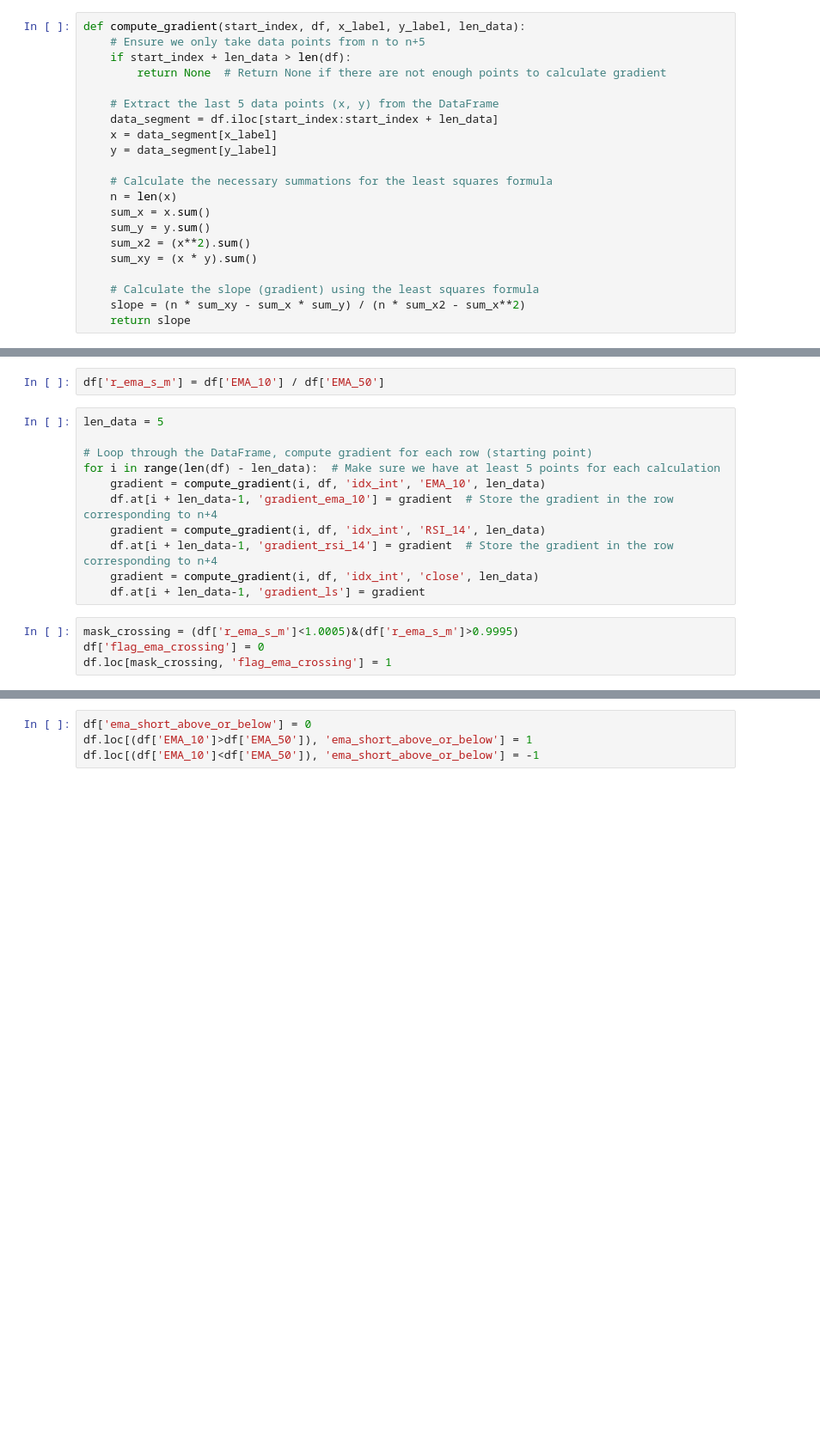
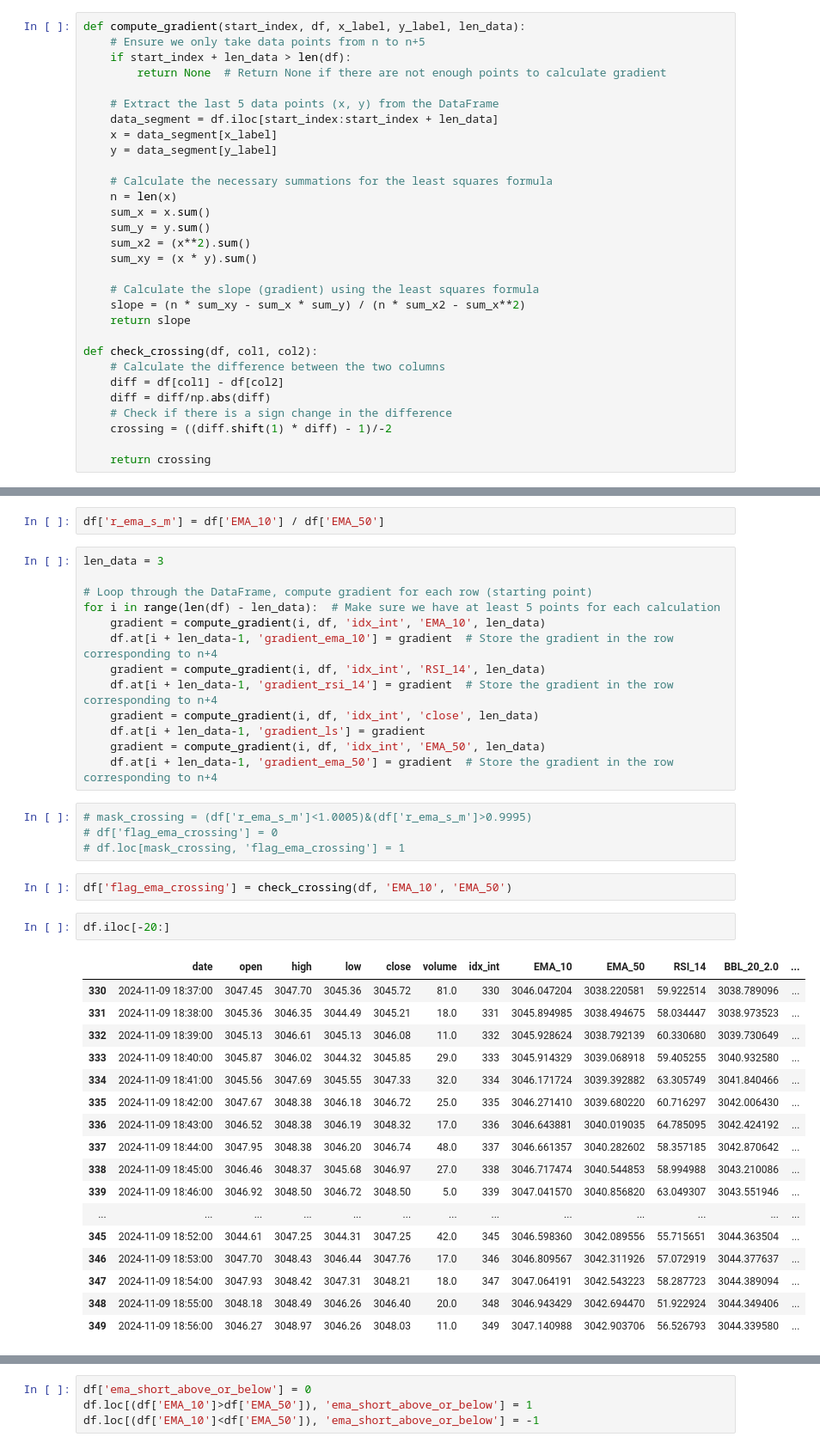
Before and after one commit to nurhidayat86/trading-strategy, a Jupyter notebook: notebooks/realtime_crypto_strategy.ipynb, the cells around one changed output, grey strips where cells are left out. Shown: that part at 86% size. Drawn from its saved outputs; the diff is of its cells as text; blank space fills up the shorter version.

```diff
--- a/notebooks/realtime_crypto_strategy.ipynb
+++ b/notebooks/realtime_crypto_strategy.ipynb
@@ -57,6 +57,15 @@ def compute_gradient(start_index, df, x_label, y_label, len_data):
     # Calculate the slope (gradient) using the least squares formula
     slope = (n * sum_xy - sum_x * sum_y) / (n * sum_x2 - sum_x**2)
     return slope
+
+def check_crossing(df, col1, col2):
+    # Calculate the difference between the two columns
+    diff = df[col1] - df[col2]
+    diff = diff/np.abs(diff)
+    # Check if there is a sign change in the difference
+    crossing = ((diff.shift(1) * diff) - 1)/-2
+
+    return crossing
 # %%
 # realtime stock trading
 df.ta.ema(length=10, append=True)
@@ -95,7 +107,7 @@ df.head()
 # %%
 df['r_ema_s_m'] = df['EMA_10'] / df['EMA_50']
 # %%
-len_data = 5
+len_data = 3
 
 # Loop through the DataFrame, compute gradient for each row (starting point)
 for i in range(len(df) - len_data):  # Make sure we have at least 5 points for each calculation
@@ -105,10 +117,34 @@ for i in range(len(df) - len_data):  # Make sure we have at least 5 points for e
     df.at[i + len_data-1, 'gradient_rsi_14'] = gradient  # Store the gradient in the row corresponding to n+4
     gradient = compute_gradient(i, df, 'idx_int', 'close', len_data)
     df.at[i + len_data-1, 'gradient_ls'] = gradient
+    gradient = compute_gradient(i, df, 'idx_int', 'EMA_50', len_data)
+    df.at[i + len_data-1, 'gradient_ema_50'] = gradient  # Store the gradient in the row corresponding to n+4
 # %%
-mask_crossing = (df['r_ema_s_m']<1.0005)&(df['r_ema_s_m']>0.9995)
-df['flag_ema_crossing'] = 0
-df.loc[mask_crossing, 'flag_ema_crossing'] = 1
+# mask_crossing = (df['r_ema_s_m']<1.0005)&(df['r_ema_s_m']>0.9995)
+# df['flag_ema_crossing'] = 0
+# df.loc[mask_crossing, 'flag_ema_crossing'] = 1
+# %%
+df['flag_ema_crossing'] = check_crossing(df, 'EMA_10', 'EMA_50')
+# %%
+df.iloc[-20:]
+# %% [output]
+|  | date | open | high | low | close | volume | idx_int | EMA_10 | EMA_50 | RSI_14 | BBL_20_2.0 | ... |
+| 330 | 2024-11-09 18:37:00 | 3047.45 | 3047.70 | 3045.36 | 3045.72 | 81.0 | 330 | 3046.047204 | 3038.220581 | 59.922514 | 3038.789096 | ... |
+| 331 | 2024-11-09 18:38:00 | 3045.36 | 3046.35 | 3044.49 | 3045.21 | 18.0 | 331 | 3045.894985 | 3038.494675 | 58.034447 | 3038.973523 | ... |
+| 332 | 2024-11-09 18:39:00 | 3045.13 | 3046.61 | 3045.13 | 3046.08 | 11.0 | 332 | 3045.928624 | 3038.792139 | 60.330680 | 3039.730649 | ... |
+| 333 | 2024-11-09 18:40:00 | 3045.87 | 3046.02 | 3044.32 | 3045.85 | 29.0 | 333 | 3045.914329 | 3039.068918 | 59.405255 | 3040.932580 | ... |
+| 334 | 2024-11-09 18:41:00 | 3045.56 | 3047.69 | 3045.55 | 3047.33 | 32.0 | 334 | 3046.171724 | 3039.392882 | 63.305749 | 3041.840466 | ... |
+| 335 | 2024-11-09 18:42:00 | 3047.67 | 3048.38 | 3046.18 | 3046.72 | 25.0 | 335 | 3046.271410 | 3039.680220 | 60.716297 | 3042.006430 | ... |
+| 336 | 2024-11-09 18:43:00 | 3046.52 | 3048.38 | 3046.19 | 3048.32 | 17.0 | 336 | 3046.643881 | 3040.019035 | 64.785095 | 3042.424192 | ... |
+| 337 | 2024-11-09 18:44:00 | 3047.95 | 3048.38 | 3046.20 | 3046.74 | 48.0 | 337 | 3046.661357 | 3040.282602 | 58.357185 | 3042.870642 | ... |
+| 338 | 2024-11-09 18:45:00 | 3046.46 | 3048.37 | 3045.68 | 3046.97 | 27.0 | 338 | 3046.717474 | 3040.544853 | 58.994988 | 3043.210086 | ... |
+| 339 | 2024-11-09 18:46:00 | 3046.92 | 3048.50 | 3046.72 | 3048.50 | 5.0 | 339 | 3047.041570 | 3040.856820 | 63.049307 | 3043.551946 | ... |
+| ... | ... | ... | ... | ... | ... | ... | ... | ... | ... | ... | ... | ... |
+| 345 | 2024-11-09 18:52:00 | 3044.61 | 3047.25 | 3044.31 | 3047.25 | 42.0 | 345 | 3046.598360 | 3042.089556 | 55.715651 | 3044.363504 | ... |
+| 346 | 2024-11-09 18:53:00 | 3047.70 | 3048.43 | 3046.44 | 3047.76 | 17.0 | 346 | 3046.809567 | 3042.311926 | 57.072919 | 3044.377637 | ... |
+| 347 | 2024-11-09 18:54:00 | 3047.93 | 3048.42 | 3047.31 | 3048.21 | 18.0 | 347 | 3047.064191 | 3042.543223 | 58.287723 | 3044.389094 | ... |
+| 348 | 2024-11-09 18:55:00 | 3048.18 | 3048.49 | 3046.26 | 3046.40 | 20.0 | 348 | 3046.943429 | 3042.694470 | 51.922924 | 3044.349406 | ... |
+| 349 | 2024-11-09 18:56:00 | 3046.27 | 3048.97 | 3046.26 | 3048.03 | 11.0 | 349 | 3047.140988 | 3042.903706 | 56.526793 | 3044.339580 | ... |
 # %%
 mask_ema_grad_pos = (df['gradient_ema_10']>0.05)
 mask_ema_grad_neg = (df['gradient_ema_10']<-0.05)
```
Also changed, not shown: parts of 20 cells of this notebook.
